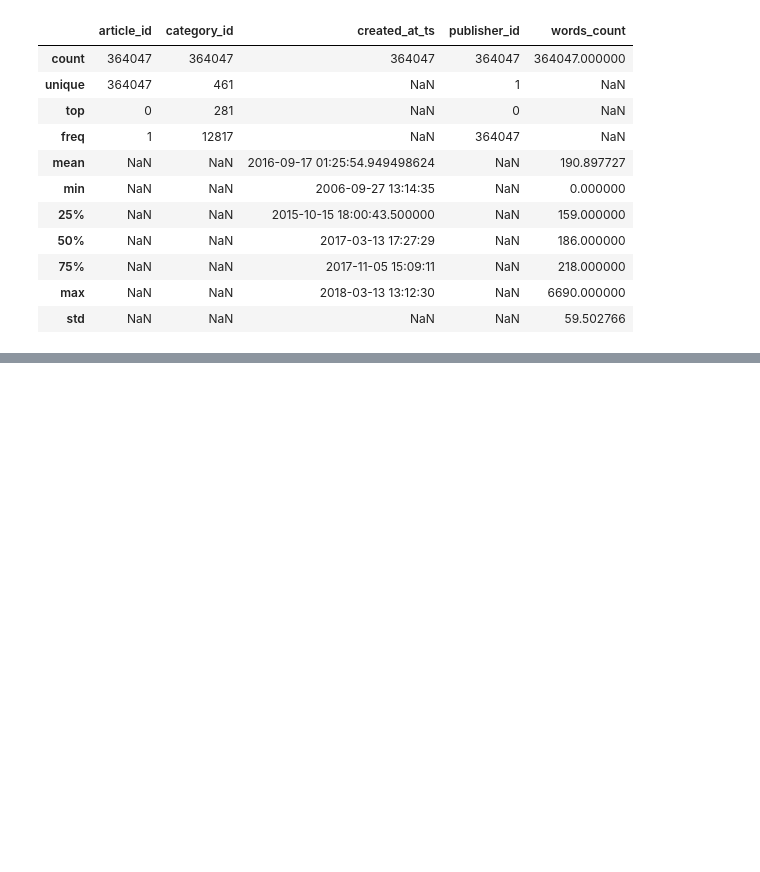
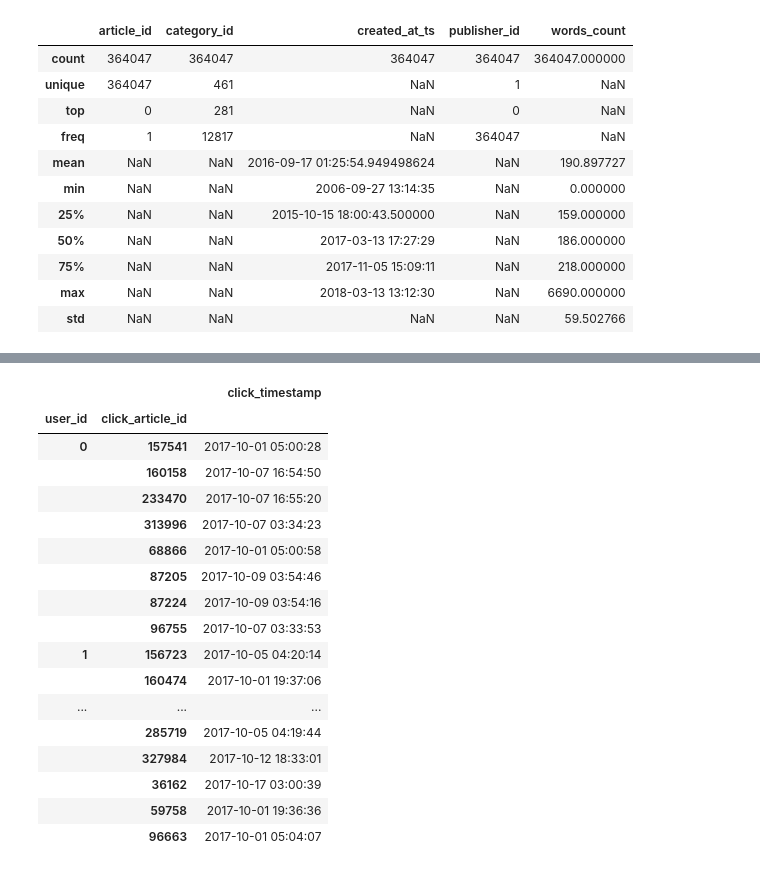
Before and after one commit to fleuryc/OC_AI-Engineer_P9_Books-recommandation-mobile-app, a Jupyter notebook: notebooks/content-based-filtering.ipynb, the cells around one changed output, grey strips where cells are left out. Drawn from its saved outputs; the diff is of its cells as text; code cells hidden in the pictures; blank space fills up the shorter version.

```diff
--- a/notebooks/content-based-filtering.ipynb
+++ b/notebooks/content-based-filtering.ipynb
@@ -332,0 +544,23 @@ fig.show()
+# %%
+clicks[["user_id", "click_article_id", "click_timestamp"]].sort_values(
+    ["user_id", "click_article_id", "click_timestamp"]
+).set_index(["user_id", "click_article_id"]).head(20)
+# %% [output]
+|  |  | click_timestamp |
+| user_id | click_article_id |  |
+| 0 | 157541 | 2017-10-01 05:00:28 |
+|  | 160158 | 2017-10-07 16:54:50 |
+|  | 233470 | 2017-10-07 16:55:20 |
+|  | 313996 | 2017-10-07 03:34:23 |
+|  | 68866 | 2017-10-01 05:00:58 |
+|  | 87205 | 2017-10-09 03:54:46 |
+|  | 87224 | 2017-10-09 03:54:16 |
+|  | 96755 | 2017-10-07 03:33:53 |
+| 1 | 156723 | 2017-10-05 04:20:14 |
+|  | 160474 | 2017-10-01 19:37:06 |
+| ... | ... | ... |
+|  | 285719 | 2017-10-05 04:19:44 |
+|  | 327984 | 2017-10-12 18:33:01 |
+|  | 36162 | 2017-10-17 03:00:39 |
+|  | 59758 | 2017-10-01 19:36:36 |
+|  | 96663 | 2017-10-01 05:04:07 |
```
Also changed, not shown: parts of 17 cells of this notebook.
